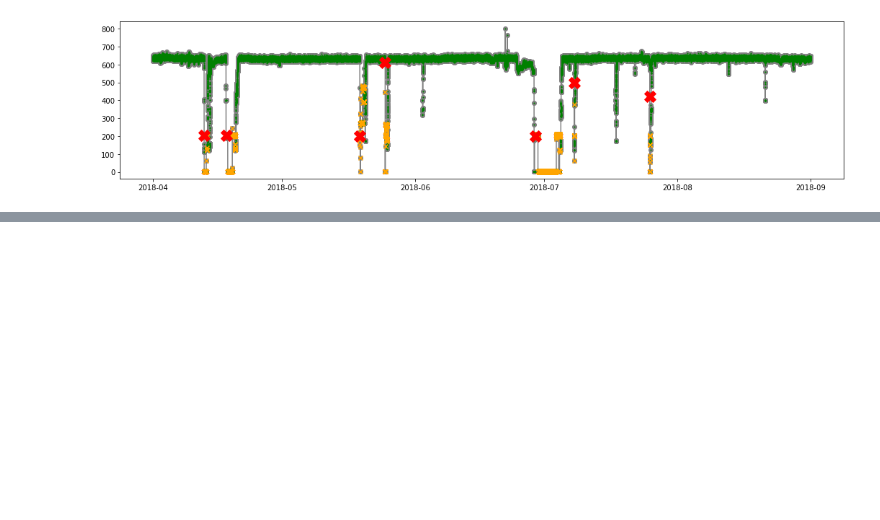
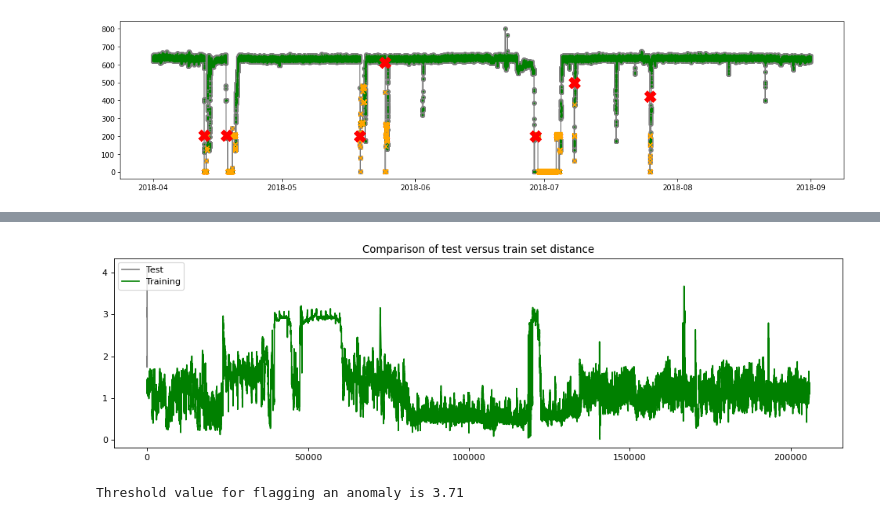
Before and after one commit to 3minuterecord/predictiveMaintenancePortfolio, a Jupyter notebook: Pump Sensor Data.ipynb, the cells around one changed output, grey strips where cells are left out. Drawn from its saved outputs; the diff is of its cells as text; code cells hidden in the pictures; blank space fills up the shorter version.

```diff
--- a/Pump Sensor Data.ipynb
+++ b/Pump Sensor Data.ipynb
@@ -142,0 +246,14 @@ print('Explained variance:', pca.explained_variance_ratio_)
+# %%
+figure(figsize = (15, 4), dpi = 80)
+plt.plot(np.array(dist_test), label = "Test", color = 'grey')
+plt.plot(np.array(dist_train) , label = "Training", color = 'green')
+plt.legend(loc = "upper left")
+plt.title("Comparison of test versus train set distance")
+plt.show()
+# %% [output]
+[figure, added]
+# %%
+threshold = pdm.MD_threshold(dist_train, extreme = True) # extreme = True; 2x mean of incoming data
+print("Threshold value for flagging an anomaly is", "{:.2f}".format(threshold) )
+# %% [output]
+Threshold value for flagging an anomaly is 3.71
```
Also changed, not shown: parts of 39 cells of this notebook, 1 other file.
